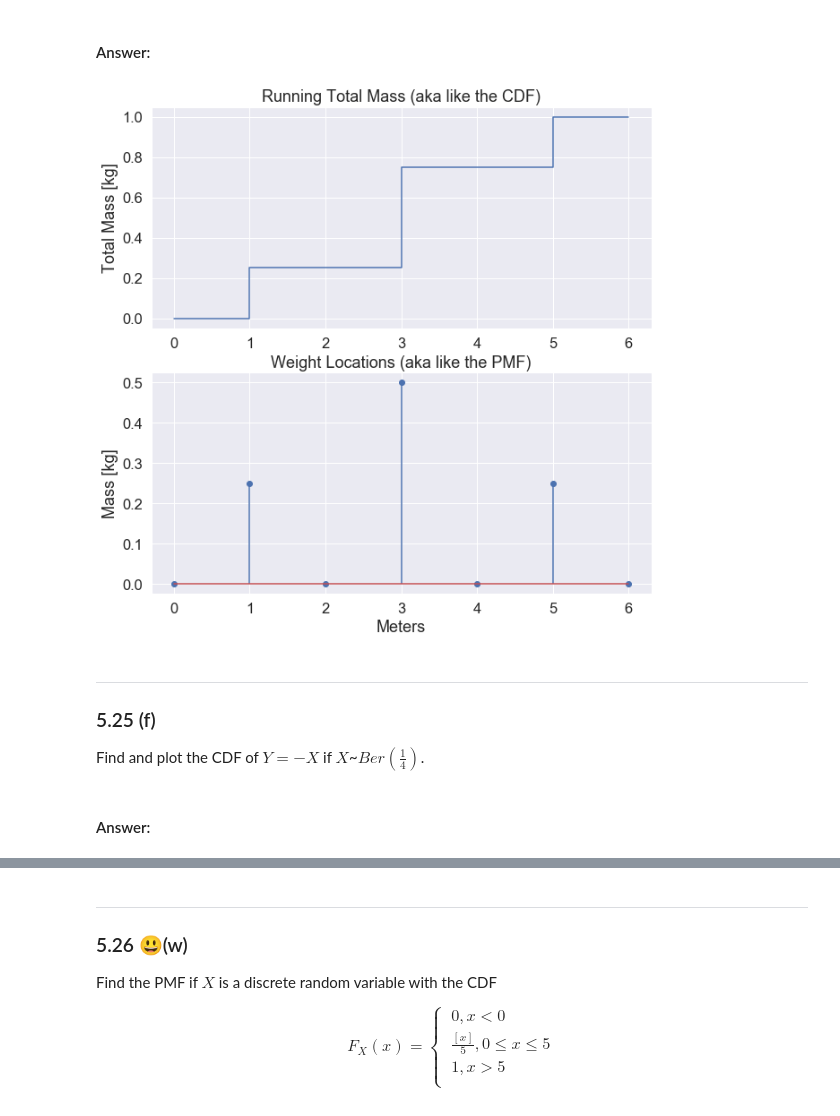
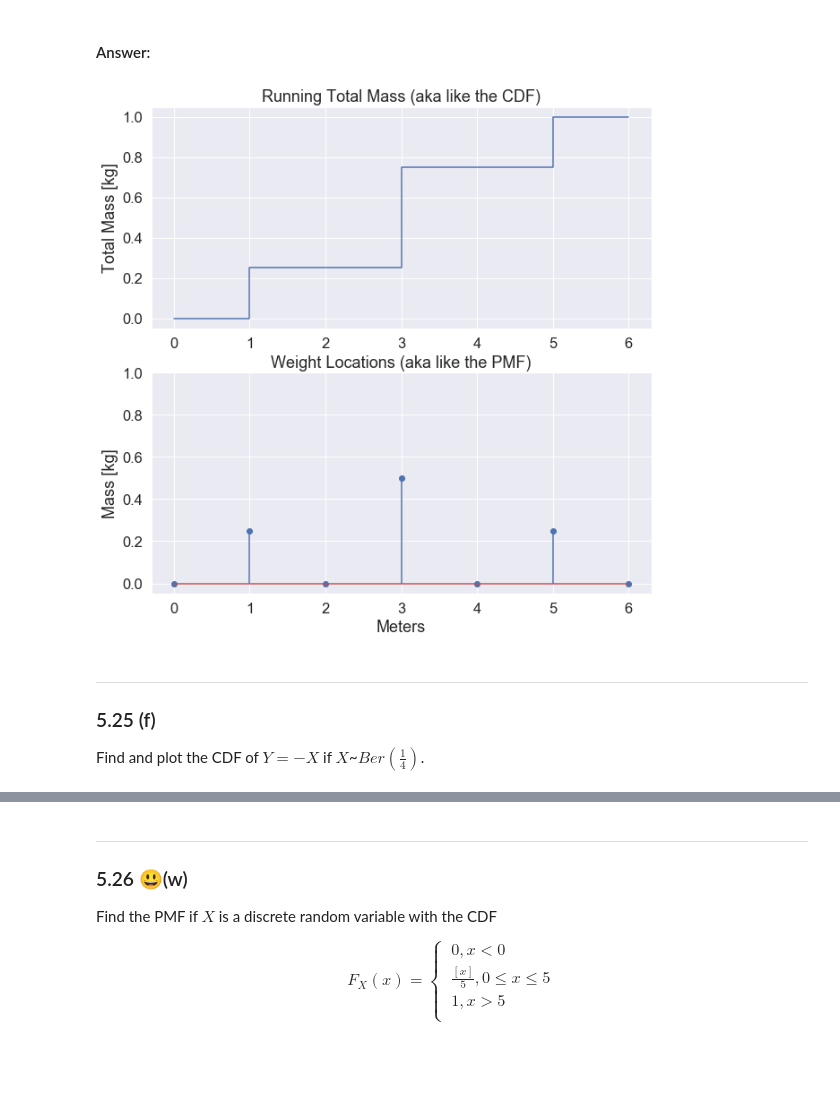
Before and after one commit to VictorCannestro/Intuitive_Probability_and_Random_Processes, a Jupyter notebook: CH5_Discrete_Random_Variables.ipynb, the cells around one changed output, grey strips where cells are left out. Saved outputs shown, nothing was run; the diff lists cells and outputs as text; code cells hidden in the pictures; blank space fills up the shorter version.

```diff
--- a/CH5_Discrete_Random_Variables.ipynb
+++ b/CH5_Discrete_Random_Variables.ipynb
@@ -758,22 +763,21 @@ A horizontal bar of negligible weight is loaded with three weights as shown in F
 # %%
 x = [0,1,2,3,4,5,6]
 pX = [0, 0.25, 0, 0.5, 0, 0.25, 0]
 F = lambda x,i: sum(x[:i])
 Fx = [F(pX,i) for i,v in enumerate(pX)]
 
 fig, ax = plt.subplots(2,1, figsize=(10,10))
 ax[0].step(x, Fx)
 ax[1].stem(x, pX, use_line_collection=True)
 
 ax[0].set(ylabel=r'Total Mass [kg]', title='Running Total Mass (aka like the CDF)')
 ax[1].set(ylabel=r'Mass [kg]', title='Weight Locations (aka like the PMF)', xlabel='Meters')
+ax[1].set_ylim([-0.05,1])
 plt.show()
 # %% [output]
-[figure, old version]
+[figure, new version]
 # %% [markdown]
 ***
 ### 5.25 (f)
 
 Find and plot the CDF of $Y=-X$ if $X$~$Ber(\frac{1}{4})$.
-# %% [markdown]
-#### Answer:
```
Also changed, not shown: parts of 14 cells of this notebook.
